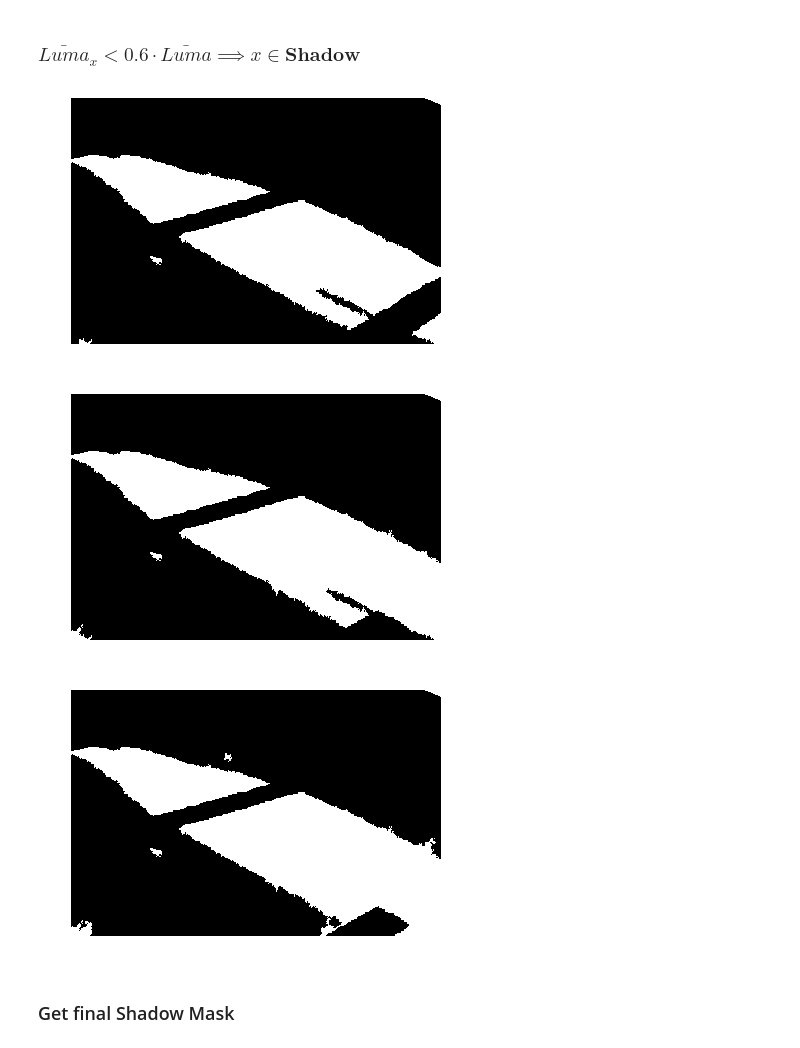
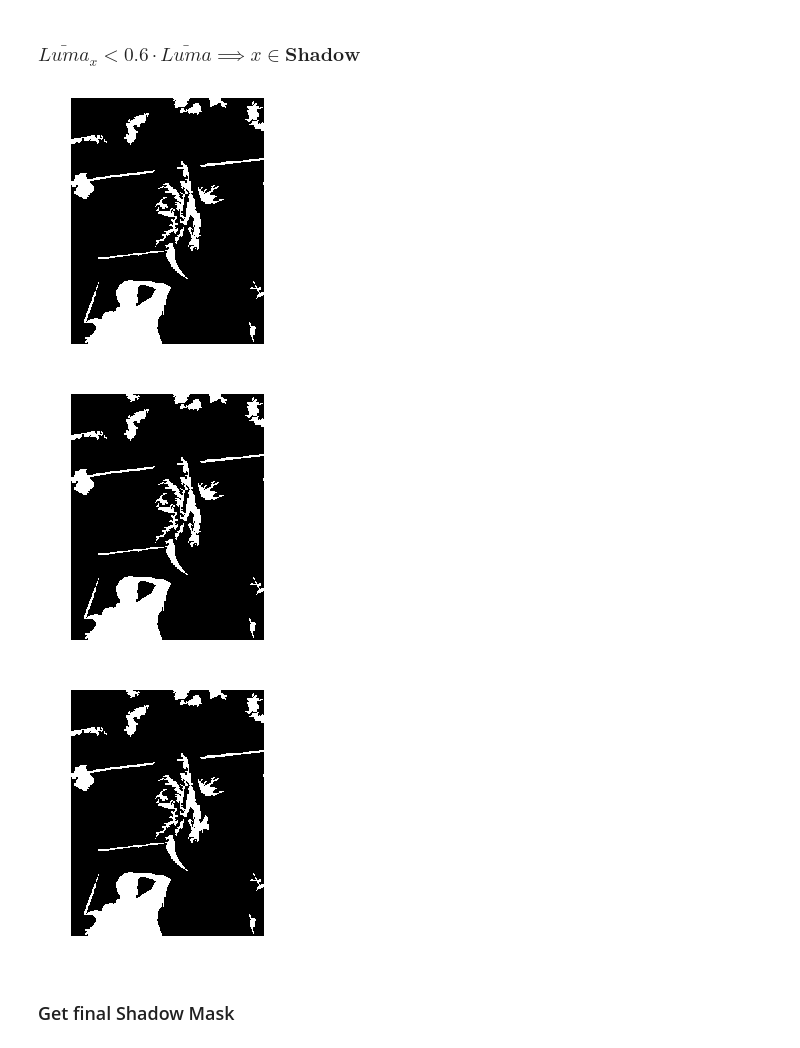
Before and after one commit to sgk98/Shadow-Removal, a Jupyter notebook: src/Automatic-Shadow-Detection/AutoFinal.ipynb, the cells around one changed output. Cells and saved outputs as stored; diff of their text form; code cells hidden in the pictures.

```diff
--- a/src/Automatic-Shadow-Detection/AutoFinal.ipynb
+++ b/src/Automatic-Shadow-Detection/AutoFinal.ipynb
@@ -140,7 +140,7 @@ def filterBank(im):
     for i in range(fb.shape[0]):
         for j in range(fb.shape[1]):
             dct[i+j*12] = conv2(impad, fb[i,j])
-            dct[i+j*12] = dct[i+j*12][r:-r,r:-r]
+            dct[i+j*12] = dct[i+j*12][9:-9,9:-9]
     return dct
 
 def distComp(x,y):
@@ -173,7 +173,7 @@ def texture_fv(rgb_im, sg, nr):
     gray_im = (rgb_im[:,:,0] + rgb_im[:,:,2]) / (rgb_im[:,:,1] + 1e-2)
     gray_im = gray_im / gray_im.max();
 
-    fim = filterbank(gray_im)
+    fim = filterBank(gray_im)
     im = closestTextons(fim)
 
     binNum = 128
@@ -261,7 +261,7 @@ def seg_fv(rgb_im, sg, nr):
 # %% [markdown]
 ### Read image and perform mean shift segmentation
 # %%
-im = io.imread("image.jpg")[:,:,:3]
+im = io.imread("shadowimage5.png")[:,:,:3]
 
 io.imshow(im)
 plt.show()
@@ -381,7 +368,7 @@ io.imshow(a,cmap="gray")
 #plt.savefig('./output/buto4.png')
 plt.show()
 # %% [output]
-[figure, old version]
+[figure, new version]
 # %%
 surely_not = np.zeros((segnum))
 
@@ -395,35 +382,34 @@ while True:
         t2 = norm.cdf(-(val - center[0])/c_std[0])
         if t2 < t1 and surely_not[i] == 0 and label[i] == 255:
             if t1 > max_val:
                 new = i
                 max_val = t1
                 update = 1
     if update == 0 or max_val < 0.00279:
         break
 
     label[new] = 0
     j = int(near[new])
     vali = hsi[i,0] / hsi[i, 2]
     valj = hsi[j,0] / hsi[j, 2]
     if ((vali-center[1])/c_std[1]) - ((valj-center[1])/c_std[1]) > 3:
         surely_not[j] = 1;
         label[j] = 255;
     ycbcr_copy[i,:] = 0;
     n_nonshadow = n_nonshadow - 1;
-    flag = flag + 1;
 
 ### TEMP
 a = np.zeros(seg.shape)
 for i in range(a.shape[0]):
     for j in range(a.shape[1]):
         if label[seg[i,j]-1] == 0:
             a[i,j] = 1
 plt.axis('off')
 io.imshow(a,cmap="gray")
 #plt.savefig('./output/buto5.png')
 plt.show()
 # %% [output]
-[figure, old version]
+[figure, new version]
 # %%
 for i in range(segnum):
     if label[i] != 255:
@@ -450,7 +436,7 @@ io.imshow(a,cmap="gray")
 #plt.savefig('./output/buto6.png')
 plt.show()
 # %% [output]
-[figure, old version]
+[figure, new version]
 # %% [markdown]
 ### Get final Shadow Mask
 # %%
```
Also changed, not shown: parts of 4 cells of this notebook.
